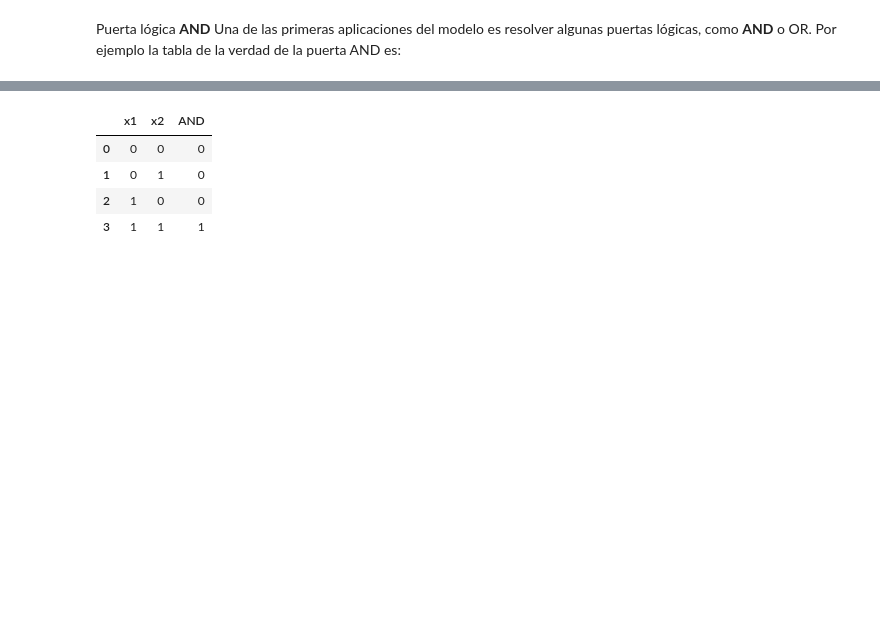
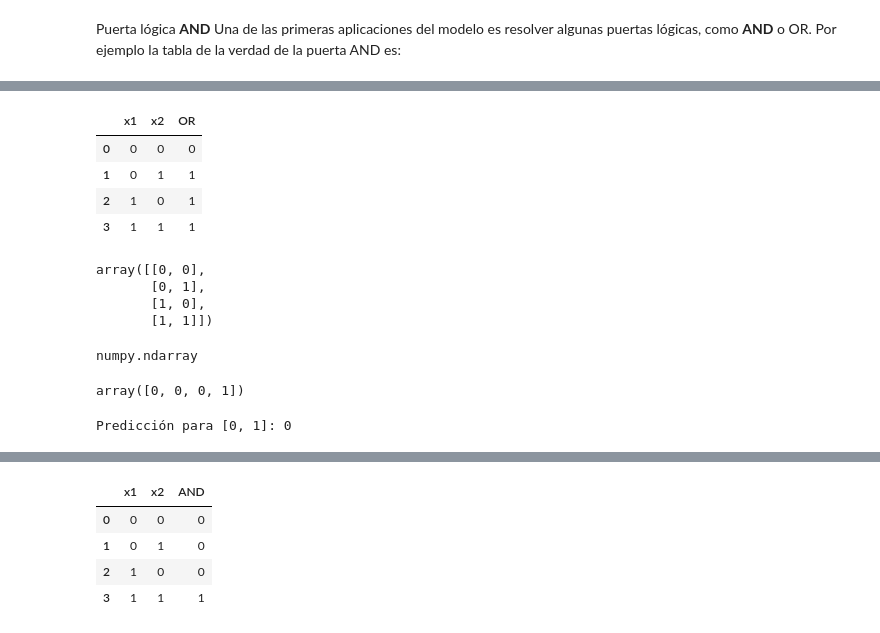
Before and after one commit to jorgenriquez/Redes-Neuronales-con-Python, a Jupyter notebook: Clase_03_Redes_Neuronales_.ipynb, the cells around one changed output, grey strips where cells are left out. Cells and saved outputs as stored; diff of their text form; code cells hidden in the pictures; blank space fills up the shorter version.

```diff
--- a/Clase_03_Redes_Neuronales_.ipynb
+++ b/Clase_03_Redes_Neuronales_.ipynb
@@ -104,0 +95,12 @@ Una de las primeras aplicaciones del modelo es resolver algunas puertas lógicas
+# %%
+# Compuerta OR
+cols = ['x1', 'x2', 'OR']
+puerta_and=[[0,0,0], [0,1,1], [1,0,1], [1,1,1]]
+df = pd.DataFrame(puerta_and, columns=cols)
+df.head()
+# %% [output]
+|  | x1 | x2 | OR |
+| 0 | 0 | 0 | 0 |
+| 1 | 0 | 1 | 1 |
+| 2 | 1 | 0 | 1 |
+| 3 | 1 | 1 | 1 |
@@ -104,0 +110,26 @@ Una de las primeras aplicaciones del modelo es resolver algunas puertas lógicas
+# %%
+training_inputs
+# %% [output]
+array([[0, 0],
+       [0, 1],
+       [1, 0],
+       [1, 1]])
+# %%
+type(training_inputs)
+# %% [output]
+numpy.ndarray
+# %%
+labels_AND = np.array([0, 0, 0, 1]) # Compuerta AND
+labels_AND
+# %% [output]
+array([0, 0, 0, 1])
+# %%
+# Crear y entrenar el perceptrón para la compuerta AND
+perceptron = Perceptron(input_size=2)
+perceptron.train(training_inputs, labels_AND )
+
+# Hacer predicciones
+inputs = np.array([0, 1])
+print("Predicción para [0, 1]:", perceptron.predict(inputs))
+# %% [output]
+Predicción para [0, 1]: 0
```
Also changed, not shown: parts of 6 cells of this notebook.
